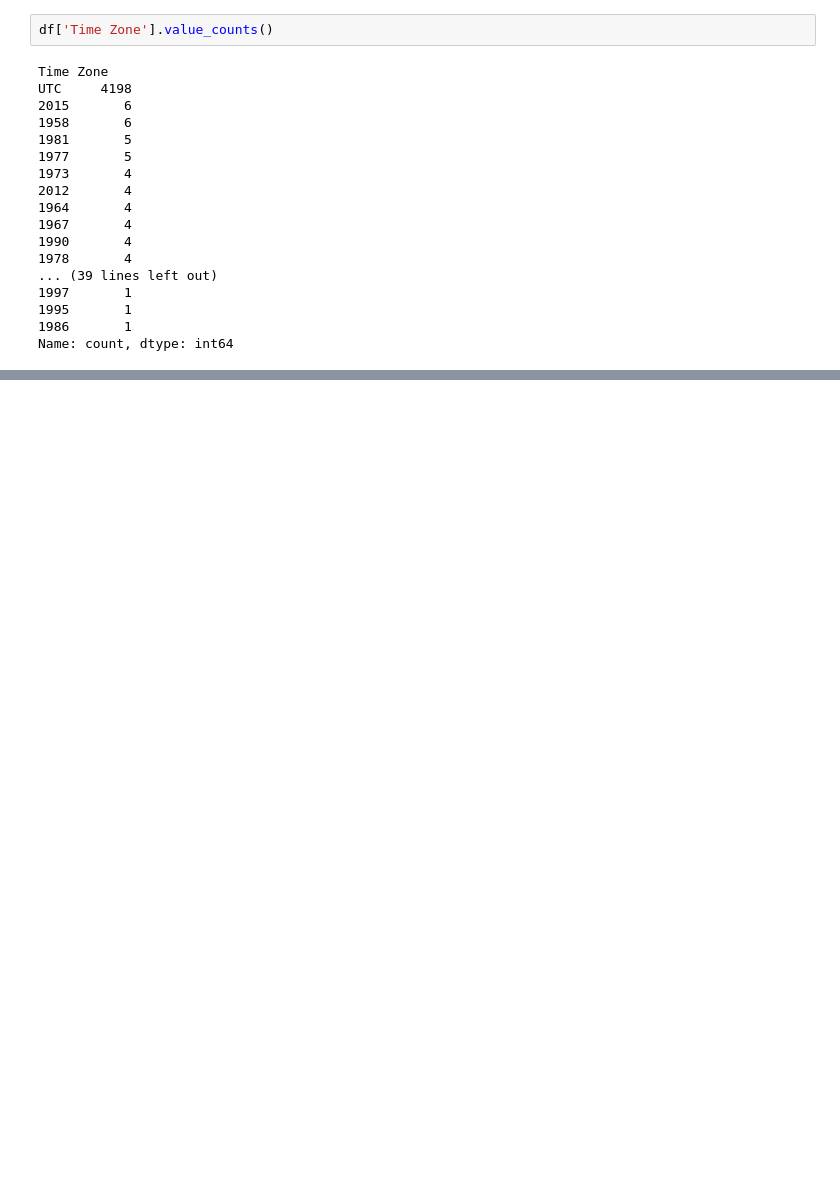
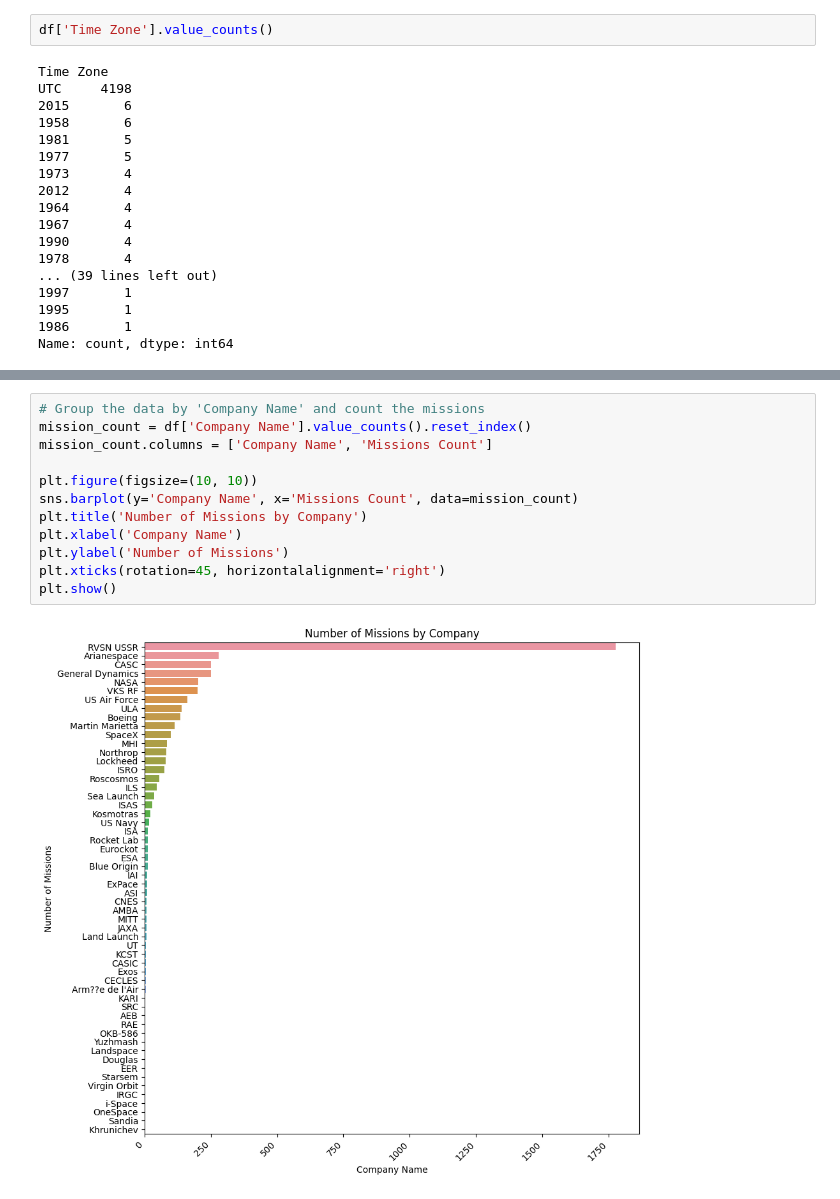
Before and after one commit to Biacchi/Space-missions, a Jupyter notebook: space-misions.ipynb, the cells around one changed output, grey strips where cells are left out. Saved outputs shown, nothing was run; the diff lists cells and outputs as text; blank space fills up the shorter version.

```diff
--- a/space-misions.ipynb
+++ b/space-misions.ipynb
@@ -206,0 +215,14 @@ df.head()
+# %%
+# Group the data by 'Company Name' and count the missions
+mission_count = df['Company Name'].value_counts().reset_index()
+mission_count.columns = ['Company Name', 'Missions Count']
+
+plt.figure(figsize=(10, 10))
+sns.barplot(y='Company Name', x='Missions Count', data=mission_count)
+plt.title('Number of Missions by Company')
+plt.xlabel('Company Name')
+plt.ylabel('Number of Missions')
+plt.xticks(rotation=45, horizontalalignment='right')
+plt.show()
+# %% [output]
+[figure, added]
```
Also changed, not shown: parts of 10 cells of this notebook.
